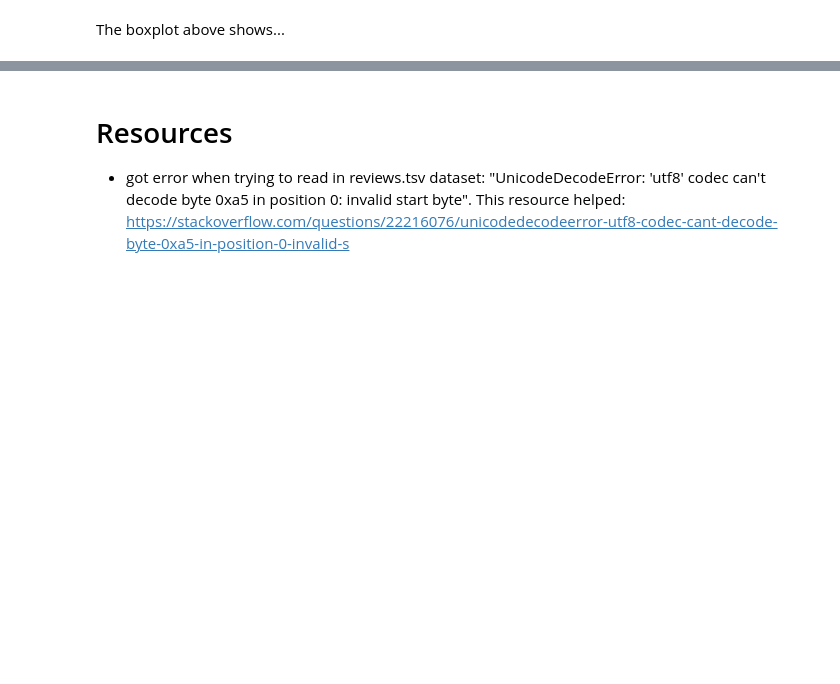
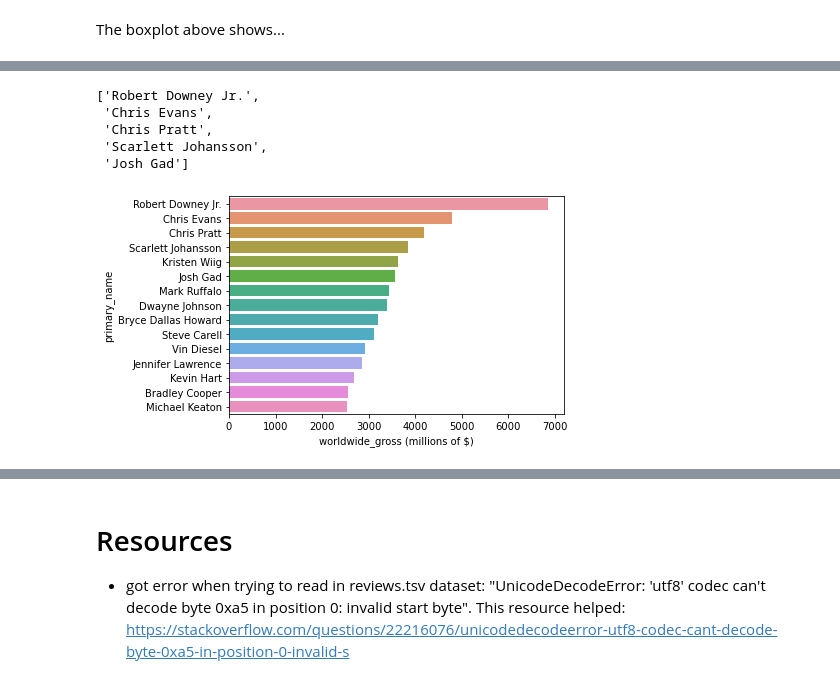
Before and after one commit to ckucewicz/movie_analysis_project, a Jupyter notebook: Notebook.ipynb, the cells around one changed output, grey strips where cells are left out. Saved outputs shown, nothing was run; the diff lists cells and outputs as text; code cells hidden in the pictures; blank space fills up the shorter version.

```diff
--- a/Notebook.ipynb
+++ b/Notebook.ipynb
@@ -1016,3 +1024,32 @@ top_roi_people[(top_roi_people['category'] == 'actor') | (top_roi_people['catego
+# %%
+# creates df with top actors and actresses
+top_actors = top_people_budgets[(top_people_budgets['category'] == 'actor') | (top_people_budgets['category'] == 'actress')]
+
+top_actors_sum_gross = top_actors.groupby(['primary_name']).sum()[['worldwide_gross (millions of $)', 'roi (%)']].sort_values('worldwide_gross (millions of $)', ascending = False).head()
+top_actors_mean_gross = top_actors.groupby(['primary_name']).mean()[['worldwide_gross (millions of $)', 'roi (%)']].sort_values('worldwide_gross (millions of $)', ascending = False).head(20)
+
+list(top_actors_sum_gross.index & top_actors_mean_gross.index)[:5]
+#count_of_top_actors = top_actors.primary_name.value_counts().head(20)
+#top_15_actors = count_of_top_actors.head(15)
+#top_15_actors
+# %% [output]
+['Robert Downey Jr.',
+ 'Chris Evans',
+ 'Chris Pratt',
+ 'Scarlett Johansson',
+ 'Josh Gad']
+# %%
+fig, ax = plt.subplots(nrows = 1, ncols = 2, figsize = (12,6))
+
+sns.barplot(
+    y = top_15_actors.index,
+    x = top_15_actors['worldwide_gross (millions of $)'], ax = ax[0])
+
+sns.barplot(
+    y = top_15_actors.index,
+    x = top_15_actors['worldwide_gross (millions of $)'], ax = ax[0]);
+# %% [output]
+[figure, added]
 # %%
 # returns a df for all comedies and dramas within the top_roi_people
 
```
Also changed, not shown: parts of 56 cells of this notebook.
